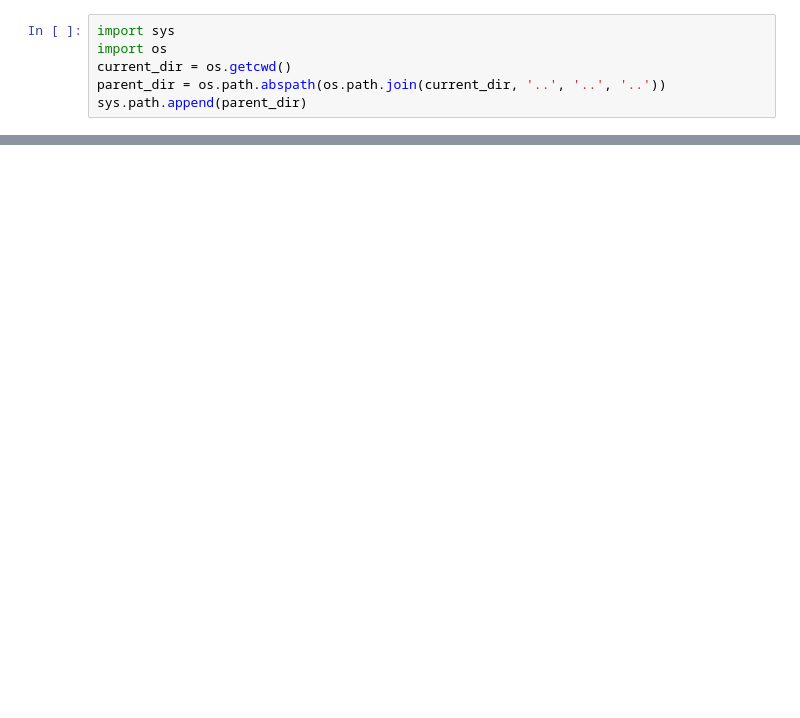
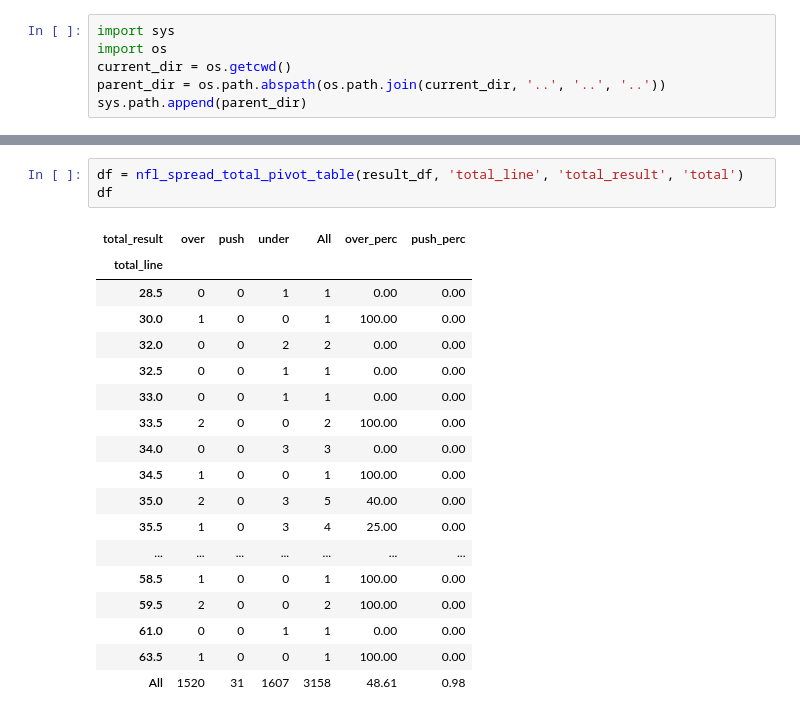
Before and after one commit to s97clinton/data_lab, a Jupyter notebook: project_directory/NFL/nfl_model_v4/eda_schedule_data.ipynb, the cells around one changed output, grey strips where cells are left out. Drawn from its saved outputs; the diff is of its cells as text; blank space fills up the shorter version.

```diff
--- a/project_directory/NFL/nfl_model_v4/eda_schedule_data.ipynb
+++ b/project_directory/NFL/nfl_model_v4/eda_schedule_data.ipynb
@@ -65,0 +113,22 @@ plot_histogram(result_df, 'total_line', 'Totals')
+# %%
+df = nfl_spread_total_pivot_table(result_df, 'total_line', 'total_result', 'total')
+df
+# %% [output]
+| total_result | over | push | under | All | over_perc | push_perc |
+| total_line |  |  |  |  |  |  |
+| 28.5 | 0 | 0 | 1 | 1 | 0.00 | 0.00 |
+| 30.0 | 1 | 0 | 0 | 1 | 100.00 | 0.00 |
+| 32.0 | 0 | 0 | 2 | 2 | 0.00 | 0.00 |
+| 32.5 | 0 | 0 | 1 | 1 | 0.00 | 0.00 |
+| 33.0 | 0 | 0 | 1 | 1 | 0.00 | 0.00 |
+| 33.5 | 2 | 0 | 0 | 2 | 100.00 | 0.00 |
+| 34.0 | 0 | 0 | 3 | 3 | 0.00 | 0.00 |
+| 34.5 | 1 | 0 | 0 | 1 | 100.00 | 0.00 |
+| 35.0 | 2 | 0 | 3 | 5 | 40.00 | 0.00 |
+| 35.5 | 1 | 0 | 3 | 4 | 25.00 | 0.00 |
+| ... | ... | ... | ... | ... | ... | ... |
+| 58.5 | 1 | 0 | 0 | 1 | 100.00 | 0.00 |
+| 59.5 | 2 | 0 | 0 | 2 | 100.00 | 0.00 |
+| 61.0 | 0 | 0 | 1 | 1 | 0.00 | 0.00 |
+| 63.5 | 1 | 0 | 0 | 1 | 100.00 | 0.00 |
+| All | 1520 | 31 | 1607 | 3158 | 48.61 | 0.98 |
```
Also changed, not shown: parts of 14 cells of this notebook, 3 other files.
